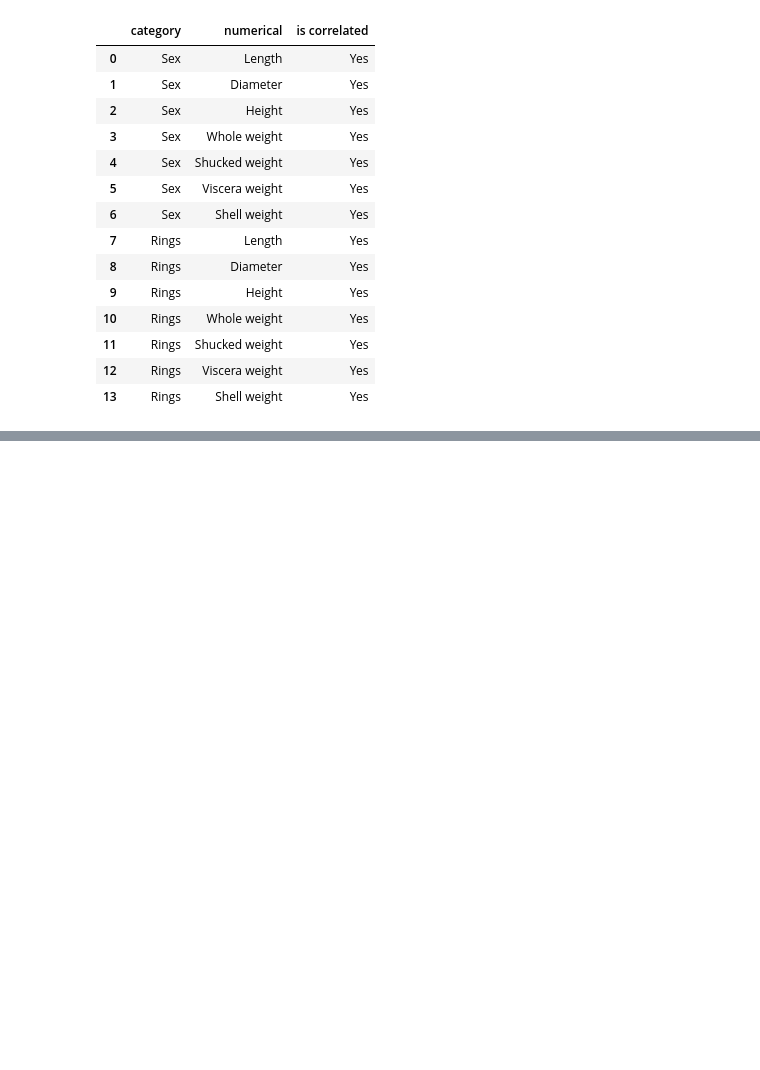
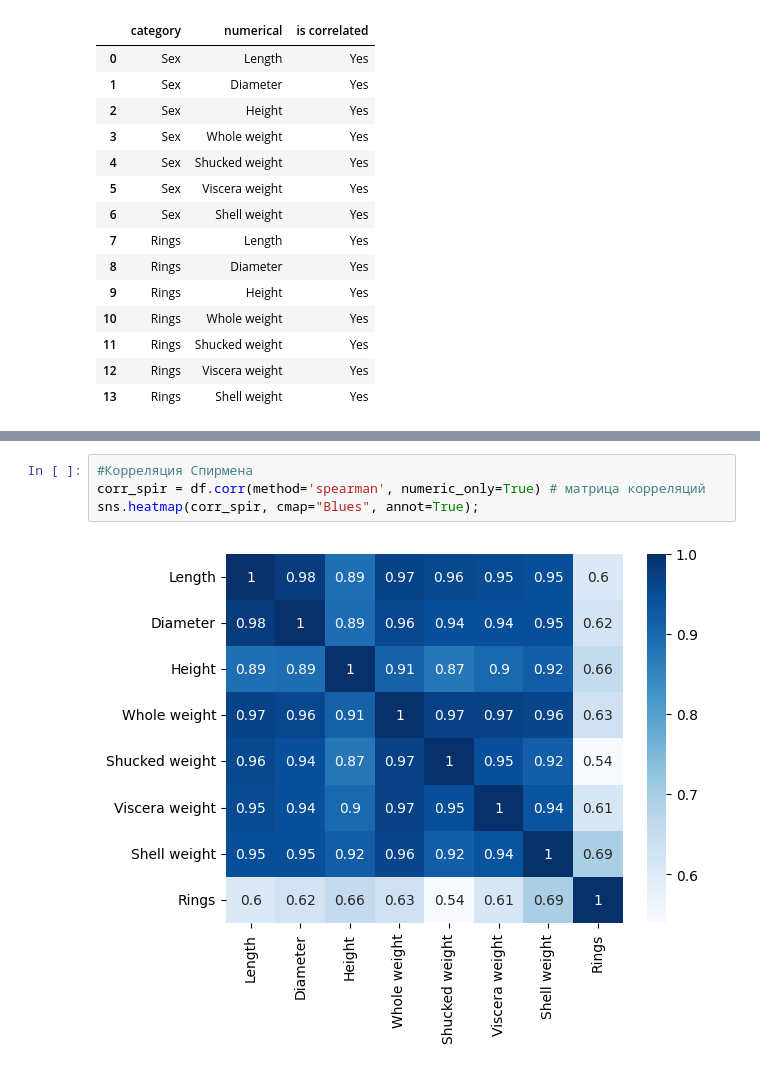
Before and after one commit to OXYCRiNGE/analysis, a Jupyter notebook: analysis.ipynb, the cells around one changed output, grey strips where cells are left out. Cells and saved outputs as stored; diff of their text form; blank space fills up the shorter version.

```diff
--- a/analysis.ipynb
+++ b/analysis.ipynb
@@ -386,0 +437,6 @@ anova_general_result
+# %%
+#Корреляция Спирмена
+corr_spir = df.corr(method='spearman', numeric_only=True) # матрица корреляций
+sns.heatmap(corr_spir, cmap="Blues", annot=True);
+# %% [output]
+[figure, added]
```
Also changed, not shown: parts of 15 cells of this notebook.
